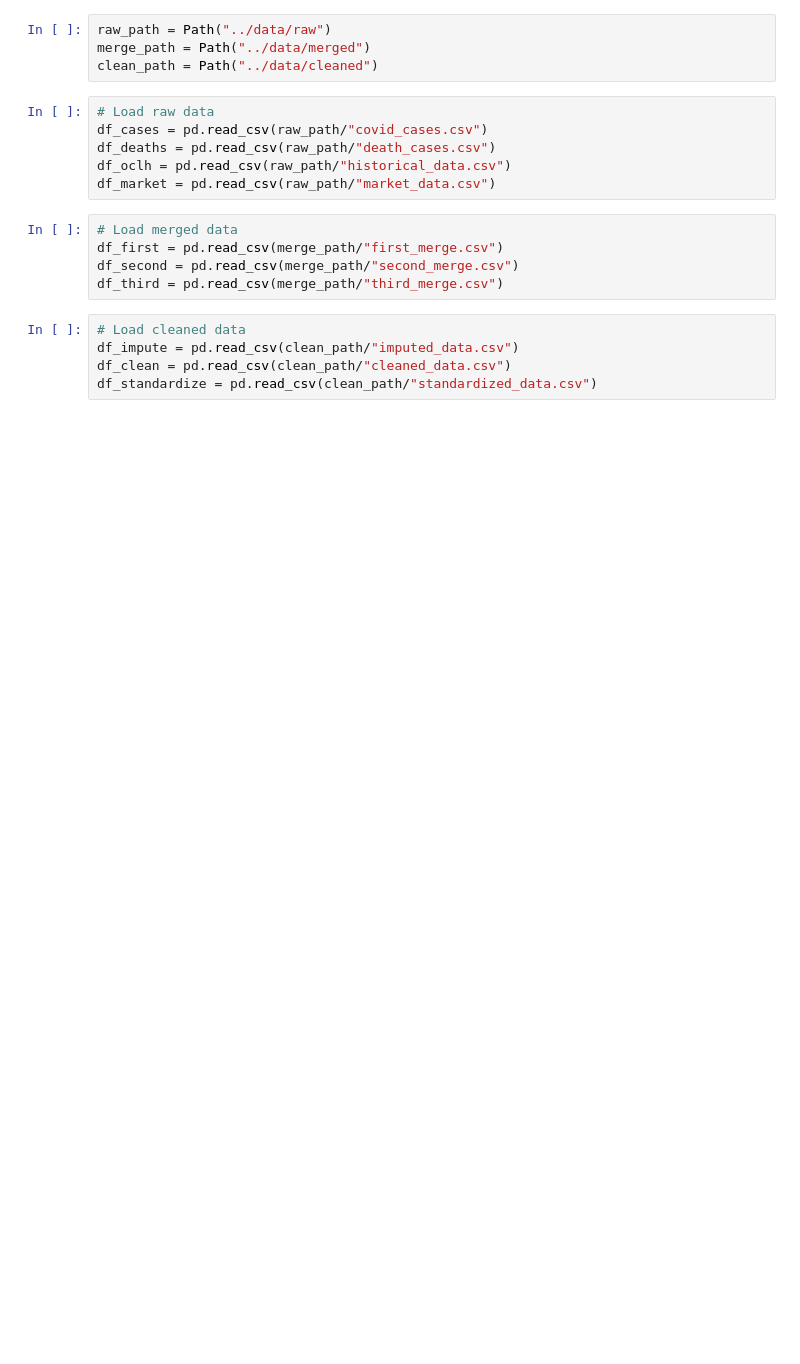
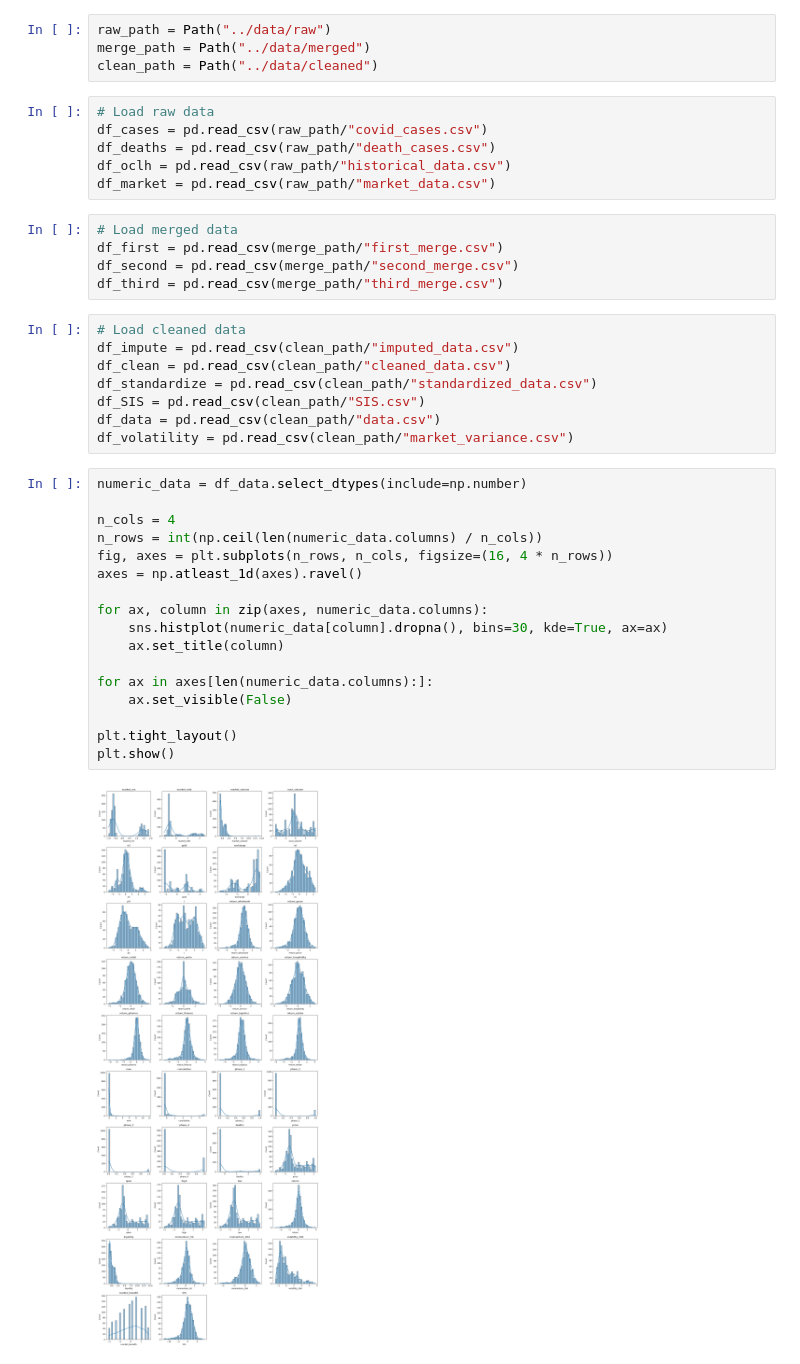
Before and after one commit to tangchanthieng/revamped_covid_investor_sentiment, a Jupyter notebook: notebooks/data_assessment.ipynb, the cells around one changed output. Saved outputs shown, nothing was run; the diff lists cells and outputs as text; blank space fills up the shorter version.

```diff
--- a/notebooks/data_assessment.ipynb
+++ b/notebooks/data_assessment.ipynb
@@ -21,3 +24,25 @@ df_third = pd.read_csv(merge_path/"third_merge.csv")
 df_impute = pd.read_csv(clean_path/"imputed_data.csv")
 df_clean = pd.read_csv(clean_path/"cleaned_data.csv")
 df_standardize = pd.read_csv(clean_path/"standardized_data.csv")
+df_SIS = pd.read_csv(clean_path/"SIS.csv")
+df_data = pd.read_csv(clean_path/"data.csv")
+df_volatility = pd.read_csv(clean_path/"market_variance.csv")
+# %%
+numeric_data = df_data.select_dtypes(include=np.number)
+
+n_cols = 4
+n_rows = int(np.ceil(len(numeric_data.columns) / n_cols))
+fig, axes = plt.subplots(n_rows, n_cols, figsize=(16, 4 * n_rows))
+axes = np.atleast_1d(axes).ravel()
+
+for ax, column in zip(axes, numeric_data.columns):
+    sns.histplot(numeric_data[column].dropna(), bins=30, kde=True, ax=ax)
+    ax.set_title(column)
+
+for ax in axes[len(numeric_data.columns):]:
+    ax.set_visible(False)
+
+plt.tight_layout()
+plt.show()
+# %% [output]
+[figure, added]
```
Also changed, not shown: parts of 5 cells of this notebook.
